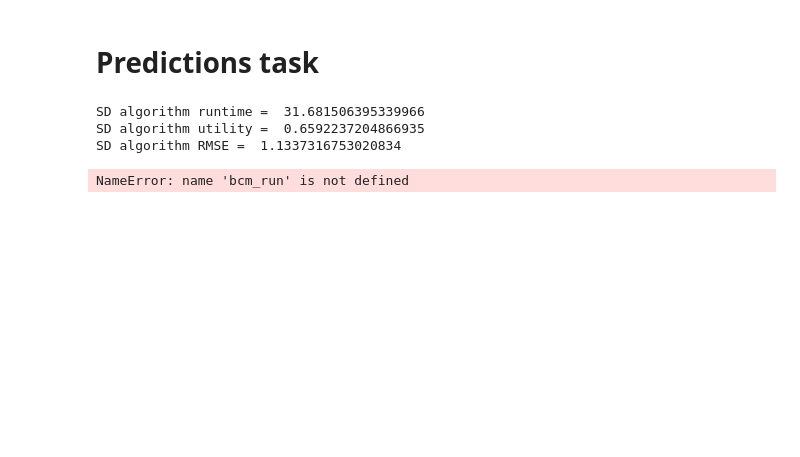
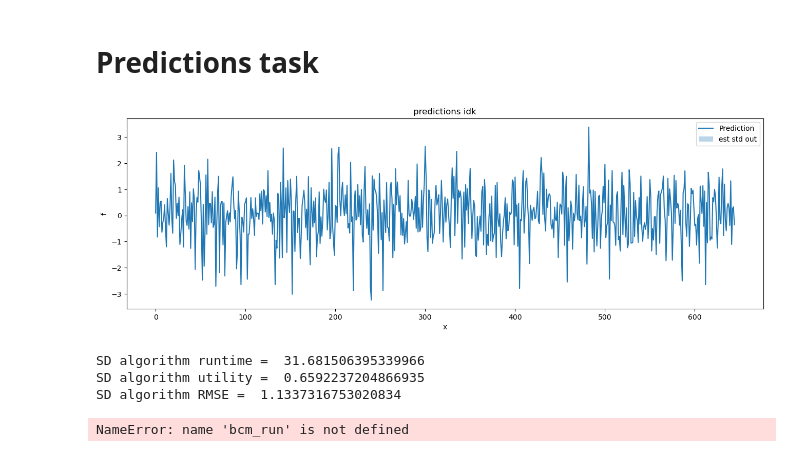
Before and after one commit to Nitin345614/ML4SC-Design-Assignment-G20, a Jupyter notebook: GP-sandbox.ipynb, the cells around one changed output. Cells and saved outputs as stored; diff of their text form; code cells hidden in the pictures; blank space fills up the shorter version.

Commit message:
added predictions task code. Idk if it's correct

```diff
--- a/GP-sandbox.ipynb
+++ b/GP-sandbox.ipynb
@@ -242,6 +242,17 @@ def demonstrate(full_range,y1,f,var,testpoints,name):
     plt.legend()
     plt.show()
     return
+
+def quick_plot(full_range,f,var,name):
+    plt.figure(figsize=(16,4.8))
+    plt.title(name)
+    plt.plot(full_range,f,label="Prediction")
+    plt.fill_between(full_range,f+var,f-var,alpha=0.3,label='est std out')
+    plt.xlabel('x')
+    plt.ylabel('f')
+    plt.legend()
+    plt.show()
+    return
 # %% [markdown]
 # Data
 # %%
@@ -270,13 +281,13 @@ readout_y = readout[:,1]
 #readout_u = (readout_u-mean_u)/norm_u
 #readout_y = (readout_y-mean_y)/norm_y
 
-
+order = 3
 
 scaler = StandardScaler()
 readout_y = scaler.fit_transform(readout_y[:,None])[:,0]
 readout_u = scaler.fit_transform(readout_u[:,None])[:,0]
 
-x1 = ARX_load_input(readout_u,readout_y,batches=100,order=3)
+x1 = ARX_load_input(readout_u,readout_y,batches=100,order=order)
 x2 = x1
 y1 = readout_y[0:N,None]
 full_range = np.array(range(y1.shape[0]))
@@ -541,6 +552,21 @@ Log-marginal-likelihood: 618.1390347197669
 Log-marginal-likelihood: WhiteKernel(noise_level=0.001) + RBF(length_scale=6.66) + 0.00316**2
 # %% [markdown]
 # Predictions task
+# %%
+
+data = np.load('/home/sodium-nitrate/aur/gym-unbalanced-disk/disc-benchmark-files/hidden-test-prediction-submission-file.npz')
+upast_test = data['upast'] #N by u[k-15],u[k-14],...,u[k-1]
+thpast_test = data['thpast'] #N by y[k-15],y[k-14],...,y[k-1]
+Xtest = np.concatenate([upast_test[:,15-order:15], thpast_test[:,15-order:15]],axis=1)
+
+#Ypredict, Varpredict = reg_bcm[0].predict(Xtest,return_std=True)
+Ypredict, Varpredict = BCM_predict(Xtest,reg_bcm,kernel,width_bcm,range(p_bcm),N,beta=0.85)
+
+np.savez('hidden-test-prediction-example-submission-file.npz', upast=upast_test, thpast=thpast_test, thnow=Ypredict)
+
+quick_plot(range(len(Xtest)),Ypredict,Varpredict,'predictions idk')
+# %% [output]
+[figure, added]
 # %%
 #print("Classic algorithm runtime = ", classic_run)
 #print("Classic algorithm utility = ", -classic_msll, "\n")
```
Also changed, not shown: parts of 1 cell of this notebook, 1 other file.
